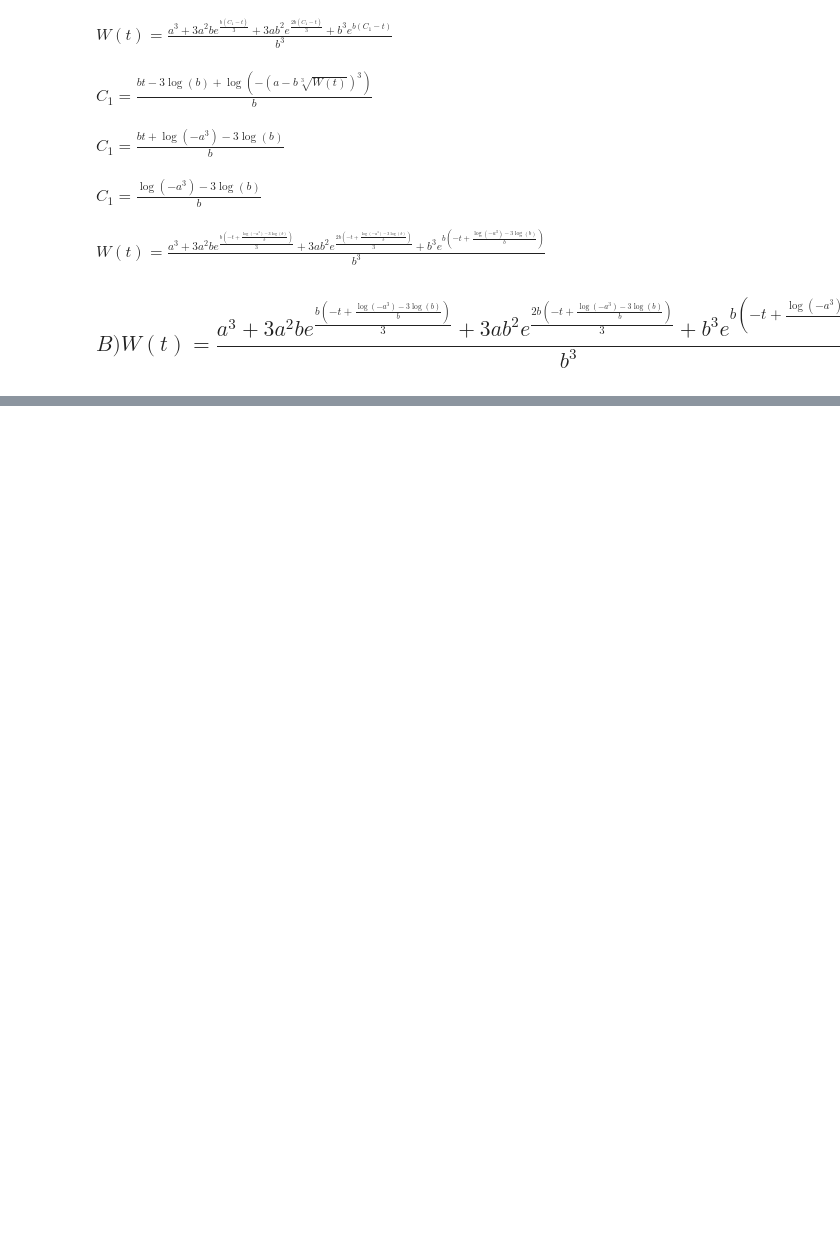
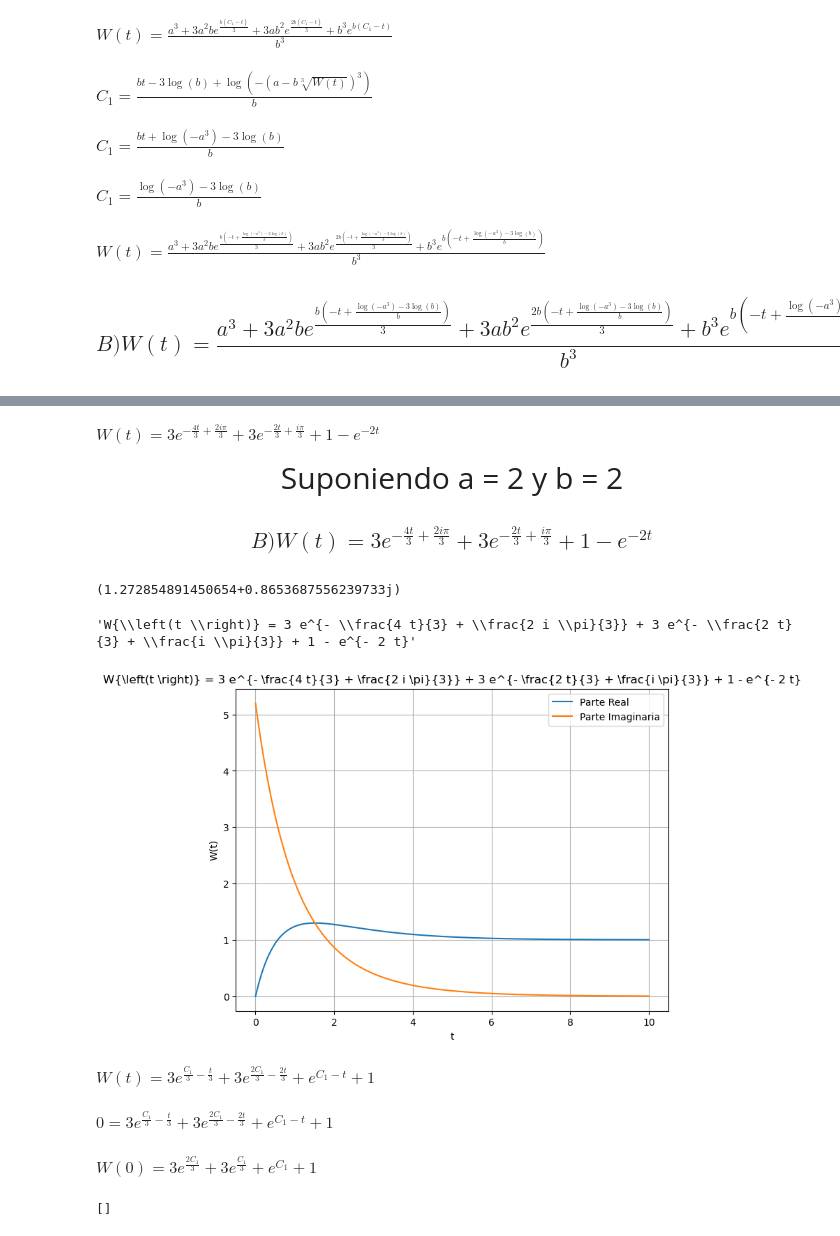
Before and after one commit to Javier-201906795/MI3QProyecto1-1, a Jupyter notebook: Proyecto1_Ejercicio3_V6_J.ipynb, the cells around one changed output, grey strips where cells are left out. Drawn from its saved outputs; the diff is of its cells as text; code cells hidden in the pictures; blank space fills up the shorter version.

```diff
--- a/Proyecto1_Ejercicio3_V6_J.ipynb
+++ b/Proyecto1_Ejercicio3_V6_J.ipynb
@@ -270,9 +107,0 @@ $\displaystyle W{\left(t \right)} = C_{1} e^{- 0.005 t} + 142.857142857143$
-# %%
-#Librerias
-from sympy import symbols, exp, Eq
-#Simbolos
-t, C1, W = symbols('t C1 W')
-
-# Definir la ecuacion
-Sol2 = Eq(W, Sol1.rhs)
-Sol2
@@ -386,6 +107,0 @@ display(Markdown(f"<center><span style='font-size:30px; color:red'>C) El peso Li
-# %%
-#Simbolos
-t, C1, W = symbols('t C1 W')
-# Definir la ecuacion
-SolD = Eq(W, Sol1.rhs)
-SolD
@@ -487,0 +122,64 @@ display(Markdown(f"<center><span style='font-size:30px; color:red'>D -> C) El pe
+# %%
+#Remplazar b = 1
+W_sol5 = W_sol4.subs(b,2)
+W_sol5
+# %% [output]
+$\displaystyle W{\left(t \right)} = 3 e^{- \frac{4 t}{3} + \frac{2 i \pi}{3}} + 3 e^{- \frac{2 t}{3} + \frac{i \pi}{3}} + 1 - e^{- 2 t}$
+# %%
+display(Markdown(f"<center><span style='font-size:30px;'>Suponiendo a = 2 y b = 2</span></center>"))
+display(Markdown(f"<span style='font-size:20px;'>$$B) {latex(W_sol5)} $$</span>"))
+# %% [output]
+<center><span style='font-size:30px;'>Suponiendo a = 2 y b = 2</span></center>
+<span style='font-size:20px;'>$$B) W{\left(t \right)} = 3 e^{- \frac{4 t}{3} + \frac{2 i \pi}{3}} + 3 e^{- \frac{2 t}{3} + \frac{i \pi}{3}} + 1 - e^{- 2 t} $$</span>
+# %%
+#Crear funcion
+def W1(t):
+    return 3 * np.exp(-4*t/3 + 2j*np.pi/3) + 3 * np.exp(-2*t/3 + 1j*np.pi/3) + 1 - np.exp(-2*t)
+# %%
+W1(2)
+# %% [output]
+(1.272854891450654+0.8653687556239733j)
+# %%
+latex(W_sol5)
+# %% [output]
+'W{\\left(t \\right)} = 3 e^{- \\frac{4 t}{3} + \\frac{2 i \\pi}{3}} + 3 e^{- \\frac{2 t}{3} + \\frac{i \\pi}{3}} + 1 - e^{- 2 t}'
+# %%
+# Creamos un rango de valores para t
+t_values = np.linspace(0, 10, 400)
+
+# Evaluamos la función en el rango de valores de t
+W_values = W1(t_values)
+
+# Graficamos la parte real e imaginaria de la función
+figure(figsize=(8, 6))
+plot(t_values, np.real(W_values), label='Parte Real')
+plot(t_values, np.imag(W_values), label='Parte Imaginaria')
+xlabel('t')
+ylabel('W(t)')
+title('W{\\left(t \\right)} = 3 e^{- \\frac{4 t}{3} + \\frac{2 i \\pi}{3}} + 3 e^{- \\frac{2 t}{3} + \\frac{i \\pi}{3}} + 1 - e^{- 2 t}')
+legend()
+grid(True)
+show()
+# %% [output]
+[figure, added]
+# %%
+W_sol25 = W_solucion2.subs(a,1)
+W_sol26 = W_sol25.subs(b,1)
+W_sol26
+# %% [output]
+$\displaystyle W{\left(t \right)} = 3 e^{\frac{C_{1}}{3} - \frac{t}{3}} + 3 e^{\frac{2 C_{1}}{3} - \frac{2 t}{3}} + e^{C_{1} - t} + 1$
+# %%
+W_sol27 = W_sol26.subs(W,0)
+W_sol27
+# %% [output]
+$\displaystyle 0 = 3 e^{\frac{C_{1}}{3} - \frac{t}{3}} + 3 e^{\frac{2 C_{1}}{3} - \frac{2 t}{3}} + e^{C_{1} - t} + 1$
+# %%
+W_sol27 = W_sol26.subs(t,0)
+W_sol27
+# %% [output]
+$\displaystyle W{\left(0 \right)} = 3 e^{\frac{2 C_{1}}{3}} + 3 e^{\frac{C_{1}}{3}} + e^{C_{1}} + 1$
+# %%
+c1_sol7 = solve(W_sol27,C1)
+c1_sol7
+# %% [output]
+[]
```
Also changed, not shown: parts of 57 cells of this notebook, 1 other file.
